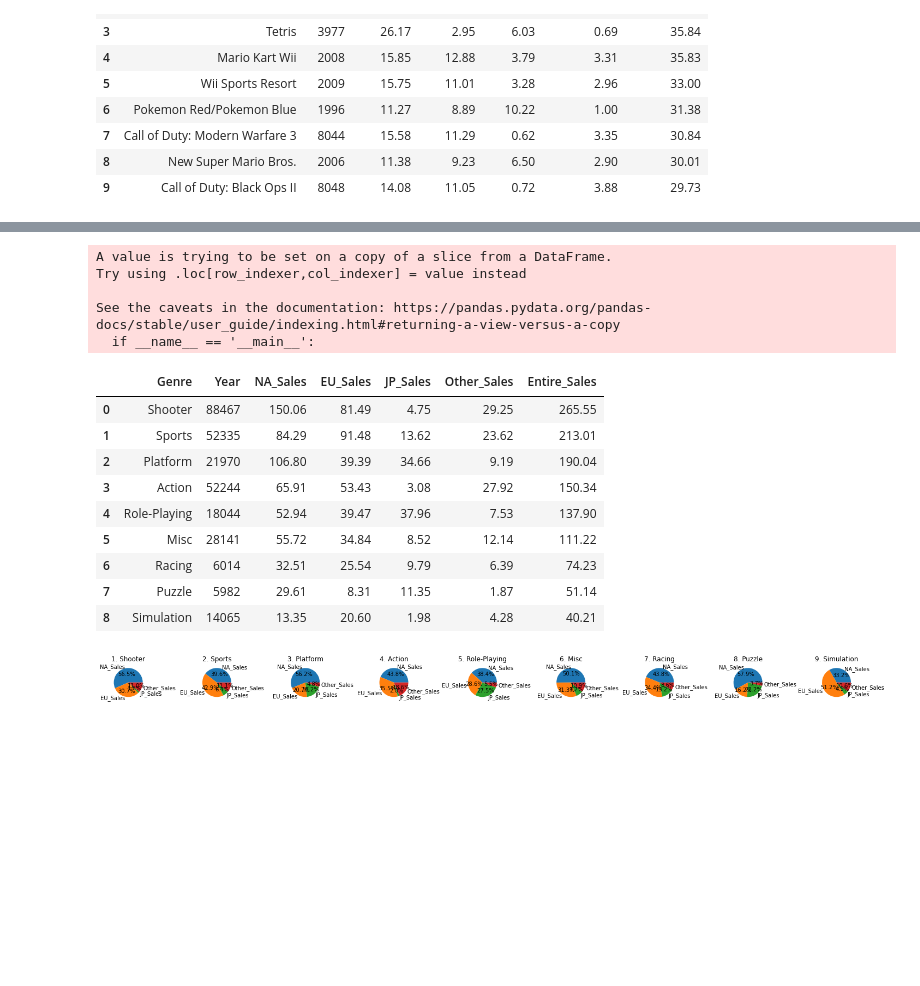
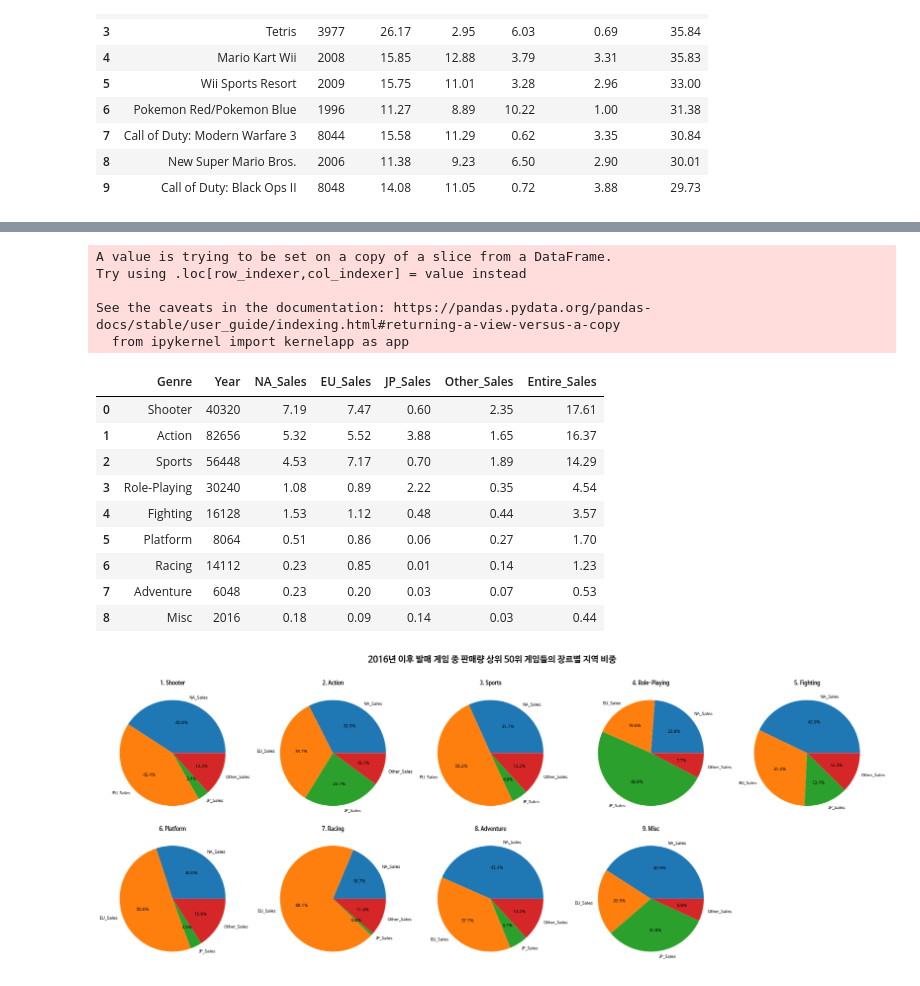
Before and after one commit to bhkwon89/Section1_project, a Jupyter notebook: Section1_Project.ipynb, the cells around one changed output, grey strips where cells are left out. Drawn from its saved outputs; the diff is of its cells as text; code cells hidden in the pictures; blank space fills up the shorter version.

```diff
--- a/Section1_Project.ipynb
+++ b/Section1_Project.ipynb
@@ -19,6 +41,7 @@ InteractiveShell.ast_node_interactivity = "all"
 import pandas as pd
 import numpy as np
 import matplotlib.pyplot as plt
+plt.rc('font', family='NanumBarunGothic')
 
 df = pd.read_csv('gdrive/MyDrive/vgames2.csv', index_col=0)
 
@@ -868,53 +889,67 @@ plt.show()
 # 전세계 판매량 10위 게임들의 플랫폼 비중이다.
 # 해당 그래프에선 특별한 인사이트를 얻을 순 없었다.
 # %%
-df_Et10 = df_Et[:50]
+#df_Et50 = df_Et[:50]
+
+df_Et = df[df['Year'] > 2015].groupby(['Name']).sum().sort_values(by=["Entire_Sales"], ascending=[False]).reset_index()
+df_Et50 = df_Et[:50]
+#df_Et.head(10)
+
+df = df[df['Year'] > 2015]
 
 #df_Et10['Genre'] = df[]
 
 tmp = []
-for i in range(len(df_Et10)):
-  tmp.append(df[df['Name'] == df_Et10.loc[i, 'Name']].iloc[0, 3])
+for i in range(len(df_Et50)):
+  tmp.append(df[df['Name'] == df_Et50.loc[i, 'Name']].iloc[0, 3])
 
-df_Et10['Genre'] = np.array(tmp)
-#df_Et10['Genre'].unique().tolist()
+df_Et50['Genre'] = np.array(tmp)
+# #df['Genre'].unique().tolist()
 
 df_tmp = pd.DataFrame()
 
-for i in range(len(df_Et10)):
-  df_tmp = pd.concat([df_tmp, df[df['Name'] == df_Et10.loc[i, 'Name']]])
+for i in range(len(df_Et50)):
+  df_tmp = pd.concat([df_tmp, df[df['Name'] == df_Et50.loc[i, 'Name']]])
 
-df_tmp2 = df_tmp.groupby('Genre').sum().sort_values(by=["Entire_Sales"], ascending=[False]).reset_index()
+#df_Et50
+#df_tmp
+df_tmp2 = df_Et50.groupby('Genre').sum().sort_values(by=["Entire_Sales"], ascending=[False]).reset_index()
 df_tmp2
 # %% [output]
 A value is trying to be set on a copy of a slice from a DataFrame.
 Try using .loc[row_indexer,col_indexer] = value instead
 
 See the caveats in the documentation: https://pandas.pydata.org/pandas-docs/stable/user_guide/indexing.html#returning-a-view-versus-a-copy
-  if __name__ == '__main__':
+  from ipykernel import kernelapp as app
 |  | Genre | Year | NA_Sales | EU_Sales | JP_Sales | Other_Sales | Entire_Sales |
-| 0 | Shooter | 88467 | 150.06 | 81.49 | 4.75 | 29.25 | 265.55 |
-| 1 | Sports | 52335 | 84.29 | 91.48 | 13.62 | 23.62 | 213.01 |
-| 2 | Platform | 21970 | 106.80 | 39.39 | 34.66 | 9.19 | 190.04 |
-| 3 | Action | 52244 | 65.91 | 53.43 | 3.08 | 27.92 | 150.34 |
-| 4 | Role-Playing | 18044 | 52.94 | 39.47 | 37.96 | 7.53 | 137.90 |
-| 5 | Misc | 28141 | 55.72 | 34.84 | 8.52 | 12.14 | 111.22 |
-| 6 | Racing | 6014 | 32.51 | 25.54 | 9.79 | 6.39 | 74.23 |
-| 7 | Puzzle | 5982 | 29.61 | 8.31 | 11.35 | 1.87 | 51.14 |
-| 8 | Simulation | 14065 | 13.35 | 20.60 | 1.98 | 4.28 | 40.21 |
+| 0 | Shooter | 40320 | 7.19 | 7.47 | 0.60 | 2.35 | 17.61 |
+| 1 | Action | 82656 | 5.32 | 5.52 | 3.88 | 1.65 | 16.37 |
+| 2 | Sports | 56448 | 4.53 | 7.17 | 0.70 | 1.89 | 14.29 |
+| 3 | Role-Playing | 30240 | 1.08 | 0.89 | 2.22 | 0.35 | 4.54 |
+| 4 | Fighting | 16128 | 1.53 | 1.12 | 0.48 | 0.44 | 3.57 |
+| 5 | Platform | 8064 | 0.51 | 0.86 | 0.06 | 0.27 | 1.70 |
+| 6 | Racing | 14112 | 0.23 | 0.85 | 0.01 | 0.14 | 1.23 |
+| 7 | Adventure | 6048 | 0.23 | 0.20 | 0.03 | 0.07 | 0.53 |
+| 8 | Misc | 2016 | 0.18 | 0.09 | 0.14 | 0.03 | 0.44 |
 # %%
-fig,ax=plt.subplots(1,len(df_tmp2), figsize=(20,20))
+fig,ax=plt.subplots(2,5, figsize=(25,10), constrained_layout=True)
 
-for j in range(len(df_tmp2)):
+for j in range(2):
+  for i in range(5):
 
+    if (j*5+i) >= len(df_tmp2):
+      fig.delaxes( ax[j, i])
+      break
+    #df_tmp2.iloc[j*5+i, 2:6]
+    tmp = ax[j, i].pie(df_tmp2.iloc[j*5+i, 2:6]*100, labels=df_tmp2.columns[2:6], autopct='%.1f%%')
+    tmp = ax[j, i].set_title( str(j*5+i+1) + '. ' + str(df_tmp2.iloc[j*5+i,0]), fontweight ="bold")
 
-  tmp = ax[j].pie(df_tmp2.iloc[j, 2:6], labels=df_tmp2.columns[2:6], autopct='%.1f%%')
-  tmp = ax[j].set_title( str(j+1) + '. ' + str(df_tmp2.iloc[j,0]))
-
-plt.tight_layout()
+tmp = fig.suptitle('2016년 이후 발매 게임 중 판매량 상위 50위 게임들의 장르별 지역 비중\n', fontsize=20, fontweight ="bold")
+#plt.subplots_adjust(top=0.85)
+#plt.tight_layout()
 plt.show()
 # %% [output]
-[figure, old version]
+[figure, new version]
 # %%
 color = (sns.color_palette('hls', int(len(wide_yearplat_tmp.columns)*1.3)).as_hex())
 dict_color = dict(zip(wide_yearplat_tmp.columns, color[:len(wide_yearplat_tmp.columns)]))
```
Also changed, not shown: parts of 24 cells of this notebook.
